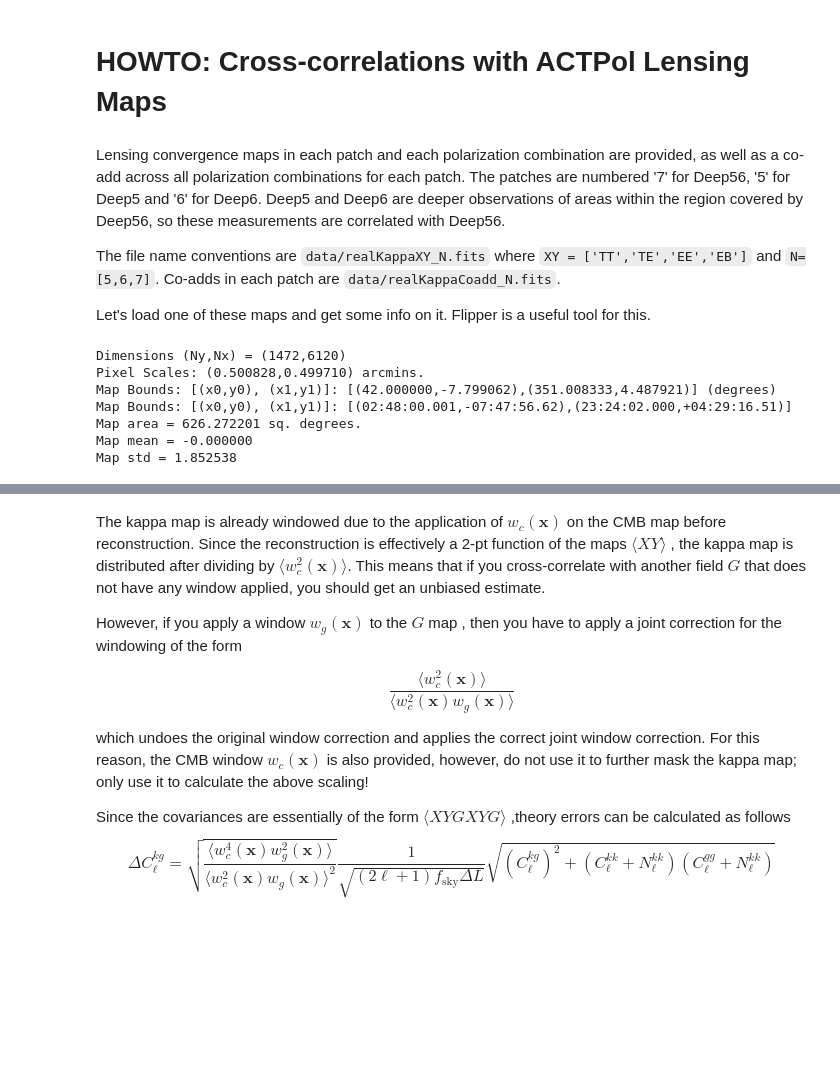
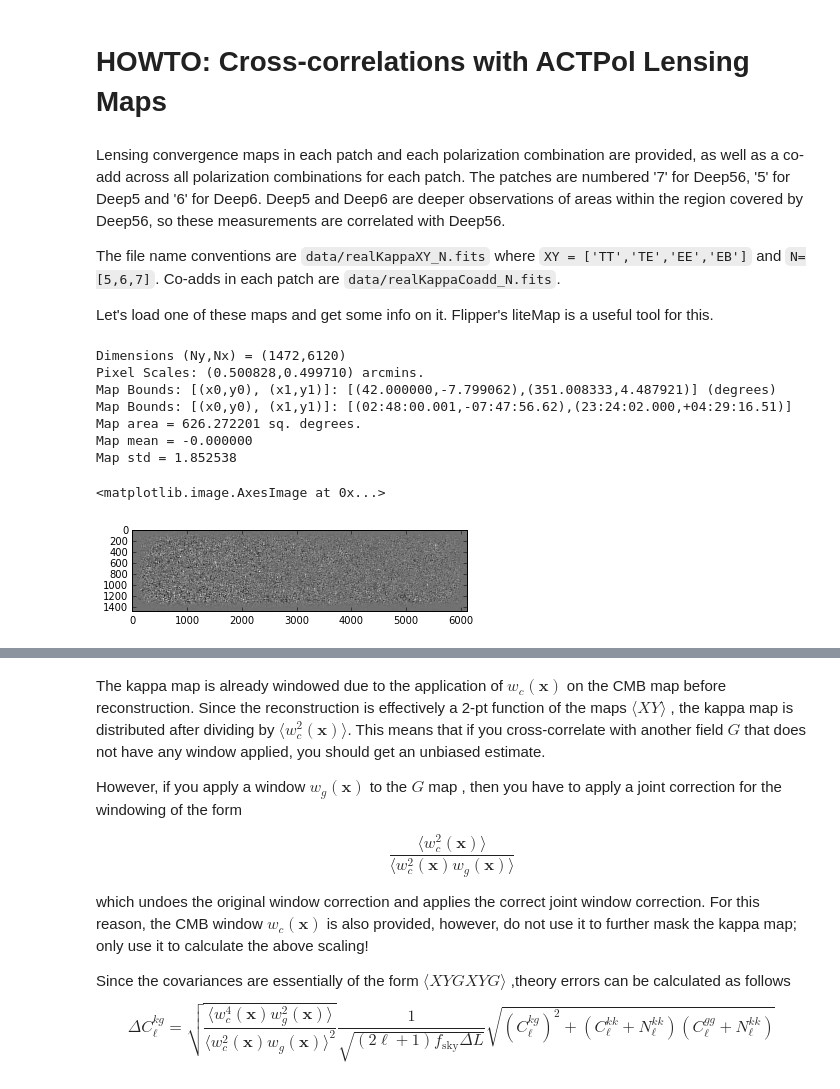
Before and after one commit to ACTCollaboration/Season2LensingMaps, a Jupyter notebook: LensingXCorr.ipynb, the cells around one changed output, grey strips where cells are left out. Saved outputs shown, nothing was run; the diff lists cells and outputs as text; code cells hidden in the pictures; blank space fills up the shorter version.

```diff
--- a/LensingXCorr.ipynb
+++ b/LensingXCorr.ipynb
@@ -5,16 +5,21 @@ Lensing convergence maps in each patch and each polarization combination are pro
 
 The file name conventions are `data/realKappaXY_N.fits` where `XY = ['TT','TE','EE','EB']` and `N=[5,6,7]`. Co-adds in each patch are `data/realKappaCoadd_N.fits`.
 
-Let's load one of these maps and get some info on it. Flipper is a useful tool for this.
+Let's load one of these maps and get some info on it. Flipper's liteMap is a useful tool for this.
 # %%
+%matplotlib inline
+import matplotlib.pyplot as plt
 import liteMap as lm
 lmap7 = lm.liteMapFromFits('data/realKappaCoadd_7.fits')
 lmap7.info()
+plt.imshow(lmap7.data, cmap='gray')
 # %% [output]
 Dimensions (Ny,Nx) = (1472,6120)
 Pixel Scales: (0.500828,0.499710) arcmins.
 Map Bounds: [(x0,y0), (x1,y1)]: [(42.000000,-7.799062),(351.008333,4.487921)] (degrees)
 Map Bounds: [(x0,y0), (x1,y1)]: [(02:48:00.001,-07:47:56.62),(23:24:02.000,+04:29:16.51)]
 Map area = 626.272201 sq. degrees.
 Map mean = -0.000000
 Map std = 1.852538
+<matplotlib.image.AxesImage at 0x...>
+[figure, added]
```
Also changed, not shown: parts of 2 cells of this notebook.
